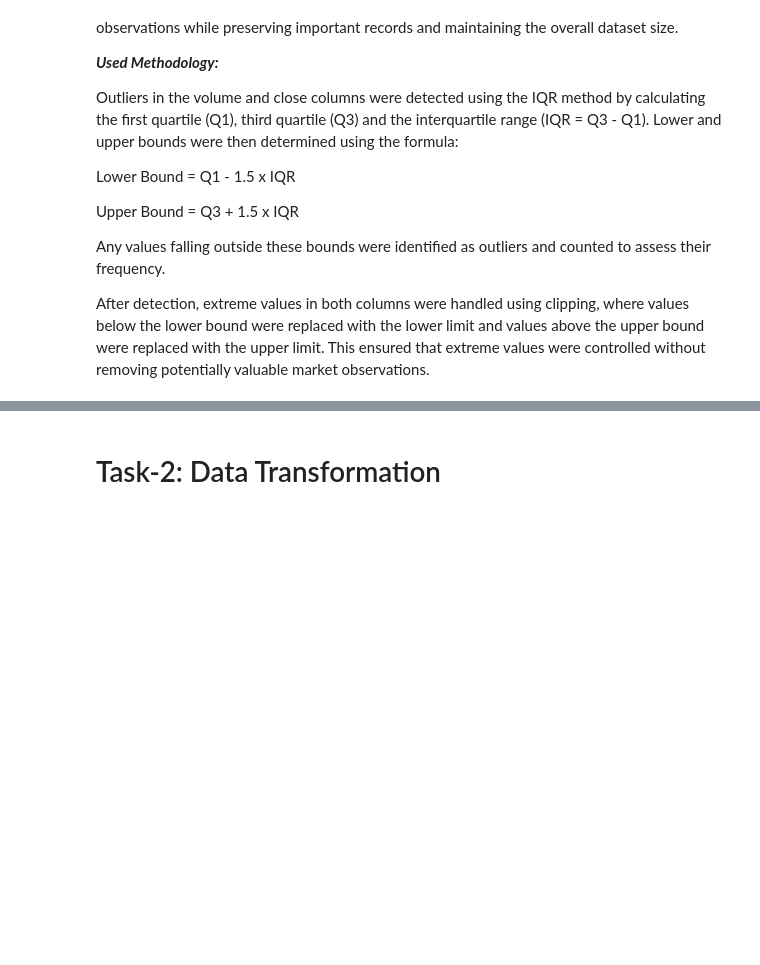
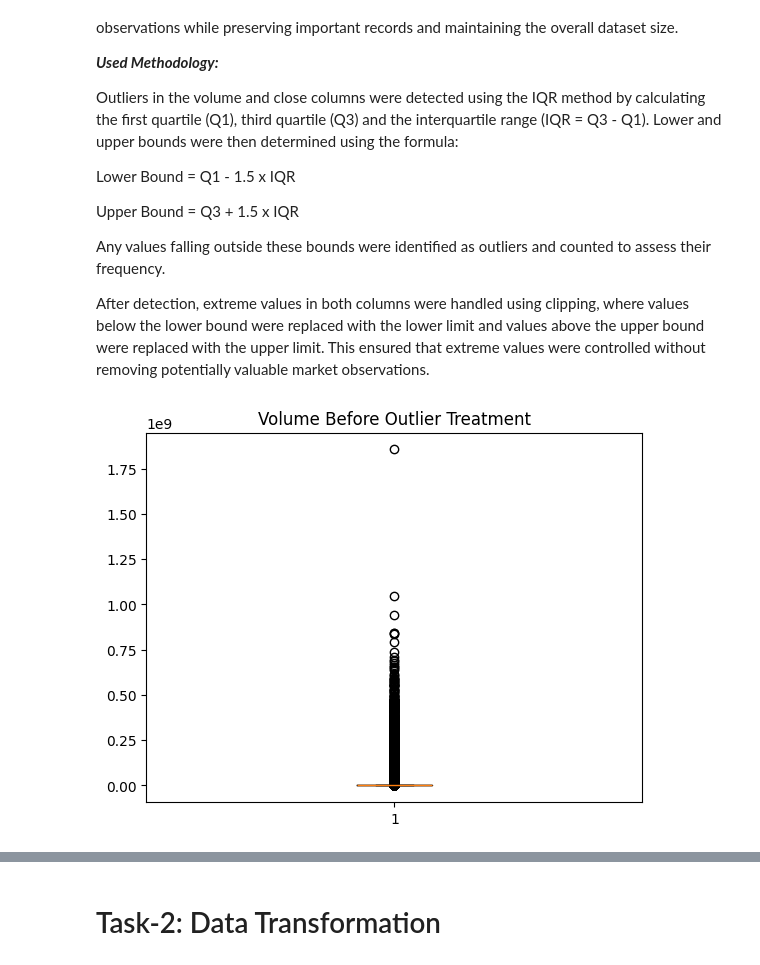
Before and after one commit to parika8ec-hub/DA_AI_Project2_Stock_Data, a Jupyter notebook: Project2_AdvancedEDA.ipynb, the cells around one changed output, grey strips where cells are left out. Drawn from its saved outputs; the diff is of its cells as text; code cells hidden in the pictures; blank space fills up the shorter version.

```diff
--- a/Project2_AdvancedEDA.ipynb
+++ b/Project2_AdvancedEDA.ipynb
@@ -70,10 +75,21 @@ print(cleaned_data.isnull().sum())
 
 #Filling missing values of categorical column by Unknown
 cleaned_data['sector'] = cleaned_data['sector'].fillna("Unknown")
+cleaned_data['ticker'] = cleaned_data['ticker'].fillna("Unknown")
 
 #Filling 'open','close' and 'adj_close' columns using forward fill(ffill)/backward fill(bfill) within each ticker to maintain time-series consistency
 price_cols1 = ['open', 'close', 'adj_close']#take numerical columns
 cleaned_data[price_cols1] = cleaned_data.groupby('ticker')[price_cols1].transform(lambda x: x.ffill().bfill())
+
+# Convert index to datetime format and errors='coerce' converts invalid dates into NaT
+cleaned_data.index = pd.to_datetime(cleaned_data.index, errors='coerce')
+
+# Remove rows where index is NaT
+cleaned_data = cleaned_data[~cleaned_data.index.isna()]
+
+# Fill missing values in price_decade by deriving decade from the year of the date index, which converts year into its corresponding decade (e.g. 2013, 2010)
+decade_values = (cleaned_data.index.to_series().dt.year // 10) * 10
+cleaned_data['price_decade'] = cleaned_data['price_decade'].fillna(decade_values)
 
 #Fill missing values in high and low columns using linear interpolation within each ticker group to estimate intermediate values based on time trends
 # while preserving the sequential nature of stock price movements
@@ -127,3 +143,10 @@ Upper Bound = Q3 + 1.5 x IQR
 Any values falling outside these bounds were identified as outliers and counted to assess their frequency.
 
 After detection, extreme values in both columns were handled using clipping, where values below the lower bound were replaced with the lower limit and values above the upper bound were replaced with the upper limit. This ensured that extreme values were controlled without removing potentially valuable market observations.
+# %%
+# Generate a boxplot to visualize the dataset before outlier treatment
+plt.boxplot(cleaned_data['volume'])
+plt.title("Volume Before Outlier Treatment")#add title
+plt.show()#display plot
+# %% [output]
+[figure, added]
```
Also changed, not shown: parts of 22 cells of this notebook.
